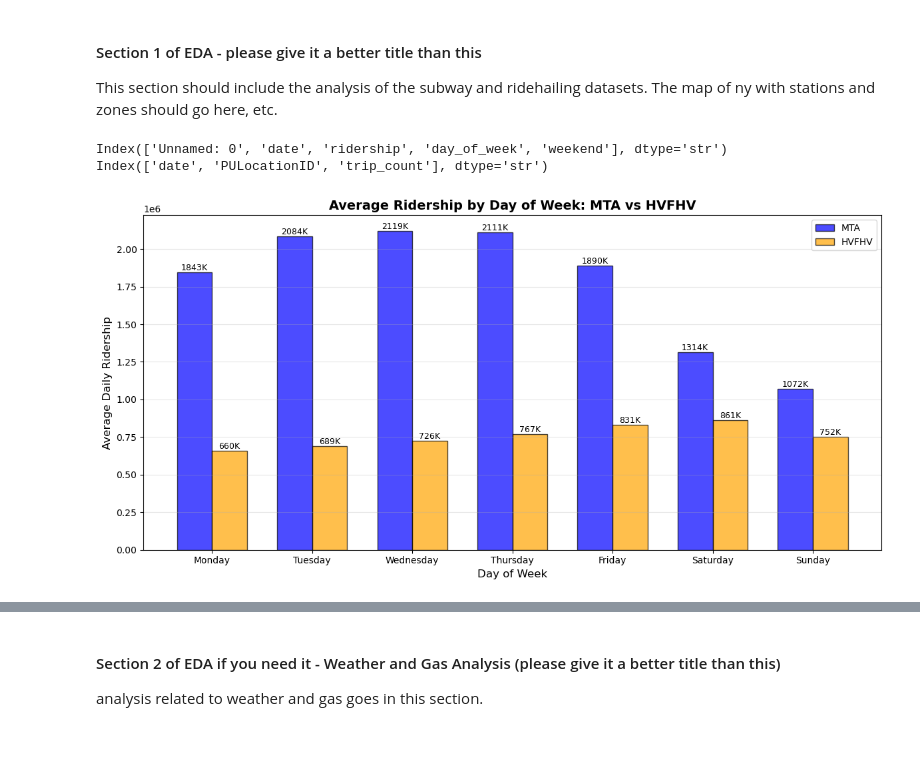
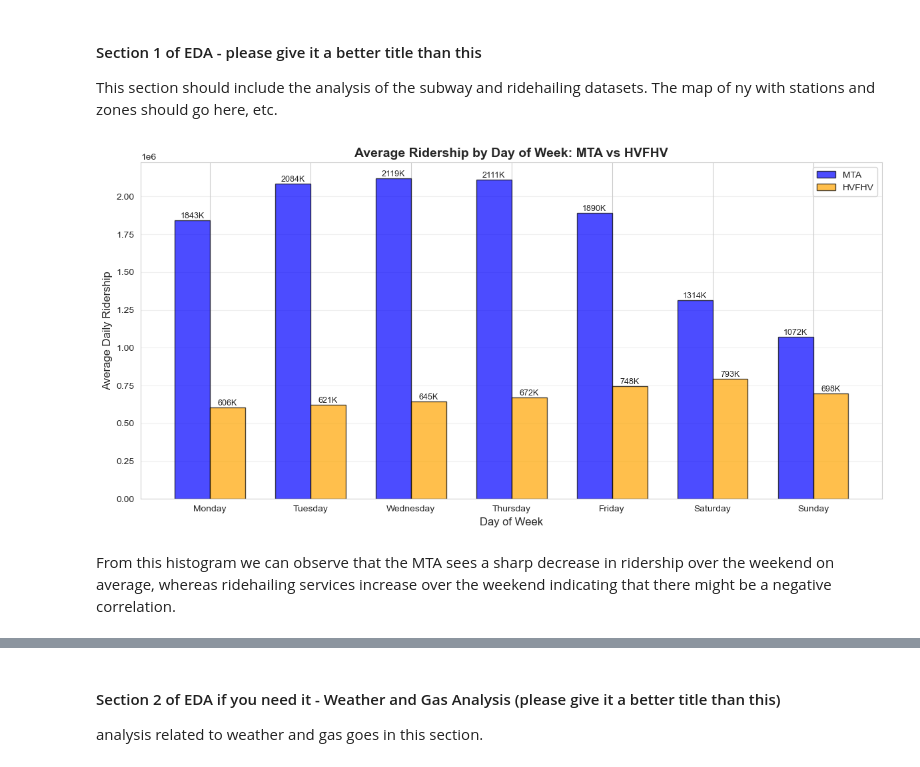
Before and after one commit to COGS108/Group063_WI26, a Jupyter notebook: 02-EDACheckpoint.ipynb, the cells around one changed output, grey strips where cells are left out. Saved outputs shown, nothing was run; the diff lists cells and outputs as text; code cells hidden in the pictures.

```diff
--- a/02-EDACheckpoint.ipynb
+++ b/02-EDACheckpoint.ipynb
@@ -561,7 +726,7 @@ ridehail, mta_df = utils.prepare_ridership_data('data/02-processed/MTA_Ridership
 
 mta_df = pd.read_csv('data/02-processed/MTA_Ridership_cleaned.csv')
 #print(mta_df.columns)
-ridehail_df = pd.read_csv('data/02-processed/total_ridership.csv')
+ridehail_df = pd.read_csv('data/02-processed/ridehailing_daily_cleaned.csv')
 #print(ridehail_df.columns)
 
 def plot_ridership_histogram(mta_df, ridehail_df):
@@ -590,36 +755,36 @@ def plot_ridership_histogram(mta_df, ridehail_df):
     x = np.arange(len(day_order))
     width = 0.35
 
     # Create bars
     bars1 = ax.bar(x - width/2, dow_avg['mta_ridership'], width,
                 label='MTA', color='blue', alpha=0.7, edgecolor='black')
     bars2 = ax.bar(x + width/2, dow_avg['hvfhv_trips'], width,
                 label='HVFHV', color='orange', alpha=0.7, edgecolor='black')
 
     # Customize the plot
     ax.set_xlabel('Day of Week', fontsize=12)
     ax.set_ylabel('Average Daily Ridership', fontsize=12)
     ax.set_title('Average Ridership by Day of Week: MTA vs HVFHV', fontsize=14, fontweight='bold')
     ax.set_xticks(x)
     ax.set_xticklabels(day_order)
     ax.legend()
     ax.grid(True, alpha=0.3, axis='y')
 
     # Add value labels on bars
     for bars in [bars1, bars2]:
         for bar in bars:
             height = bar.get_height()
             ax.text(bar.get_x() + bar.get_width()/2., height,
                     f'{int(height/1000)}K', ha='center', va='bottom', fontsize=9)
 
     plt.tight_layout()
     plt.show()
 
 plot_ridership_histogram(mta_df, ridehail_df)
 # %% [output]
-Index(['Unnamed: 0', 'date', 'ridership', 'day_of_week', 'weekend'], dtype='str')
-Index(['date', 'PULocationID', 'trip_count'], dtype='str')
-[figure, old version]
+[figure, new version]
+# %% [markdown]
+From this histogram we can observe that the MTA sees a sharp decrease in ridership over the weekend on average, whereas ridehailing services increase over the weekend indicating that there might be a negative correlation.
 # %%
 mta_df = pd.read_csv('data/02-processed/MTA_Ridership_cleaned.csv')
 #print(mta_df.columns)
```
Also changed, not shown: parts of 8 cells of this notebook, 2 other files.
